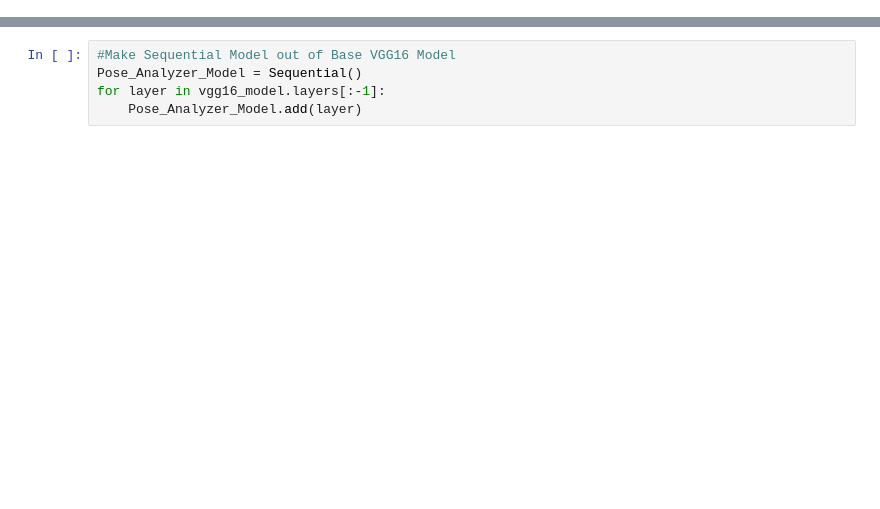
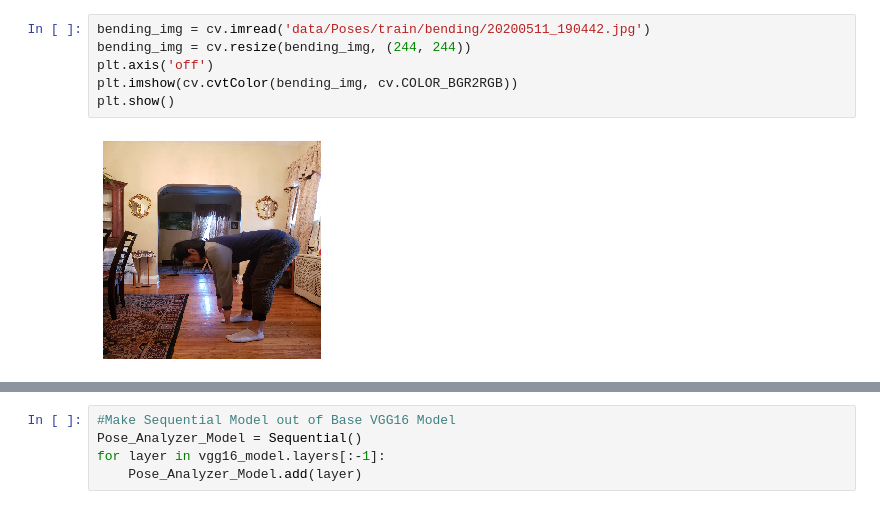
Before and after one commit to moonbeam5115/JointAngleMeasurement, a Jupyter notebook: notebooks/Model_Testing.ipynb, the cells around one changed output, grey strips where cells are left out. Cells and saved outputs as stored; diff of their text form; blank space fills up the shorter version.

```diff
--- a/notebooks/Model_Testing.ipynb
+++ b/notebooks/Model_Testing.ipynb
@@ -28,2 +50,10 @@ pwd
+# %%
+bending_img = cv.imread('data/Poses/train/bending/20200511_190442.jpg')
+bending_img = cv.resize(bending_img, (244, 244))
+plt.axis('off')
+plt.imshow(cv.cvtColor(bending_img, cv.COLOR_BGR2RGB))
+plt.show()
+# %% [output]
+[figure, added]
 # %%
 vgg16_model = tf.keras.applications.vgg16.VGG16()
```
Also changed, not shown: parts of 27 cells of this notebook, 1 other file.
